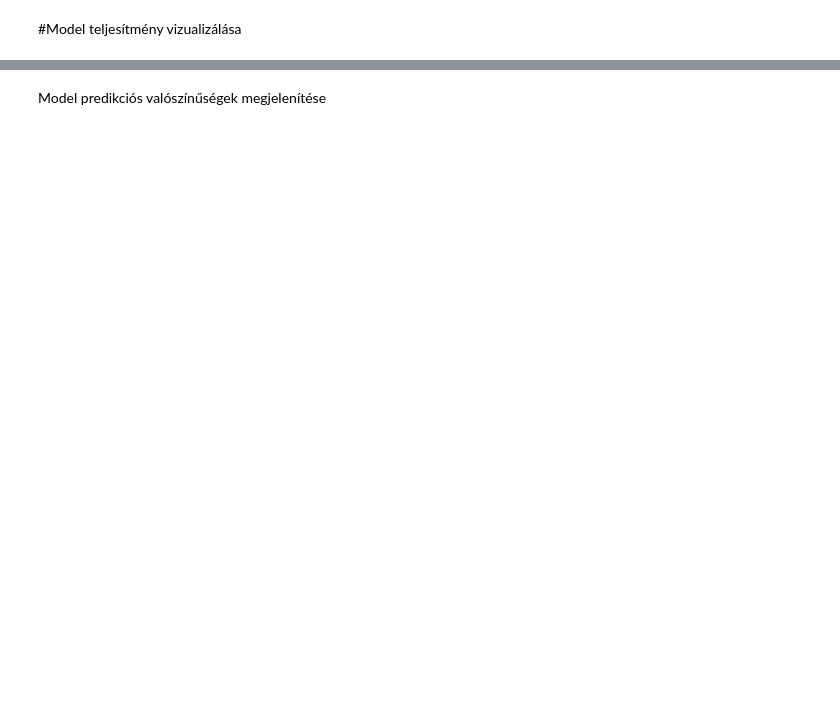
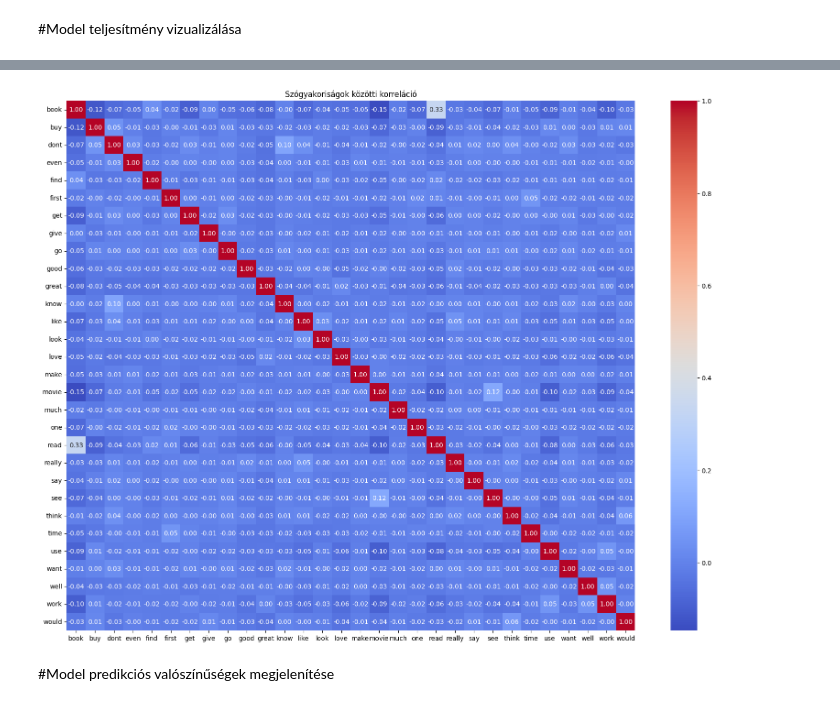
Before and after one commit to Vanii2000/szovegbanyaszat_beadando, a Jupyter notebook: visualisation.ipynb, the cells around one changed output, grey strips where cells are left out. Cells and saved outputs as stored; diff of their text form; code cells hidden in the pictures; blank space fills up the shorter version.

```diff
--- a/visualisation.ipynb
+++ b/visualisation.ipynb
@@ -256,19 +204,21 @@ plt.show()
 # %%
 from sklearn.feature_extraction.text import TfidfVectorizer
 import seaborn as sns
 import pandas as pd
 
-vectorizer = TfidfVectorizer(max_features=20)  # Kiválasztunk 20 legfontosabb szót
-X = vectorizer.fit_transform(df['text'])
+vectorizer = TfidfVectorizer(max_features=30)  # Kiválasztunk 30 legfontosabb szót
+X = vectorizer.fit_transform(df['text_tokens'])
 
 # A szógyakoriság mátrix átalakítása DataFrame-be
 tfidf_df = pd.DataFrame(X.toarray(), columns=vectorizer.get_feature_names_out())
 
-plt.figure(figsize=(10, 8))
+plt.figure(figsize=(20, 15))
 sns.heatmap(tfidf_df.corr(), annot=True, cmap='coolwarm', fmt='.2f')
 plt.title("Szógyakoriságok közötti korreláció")
 plt.show()
+# %% [output]
+[figure, added]
 # %% [markdown]
-Model predikciós valószínűségek megjelenítése
+#Model predikciós valószínűségek megjelenítése
 # %%
 # Ha a modell visszaadja a valószínűségeket
```
Also changed, not shown: parts of 21 cells of this notebook.
